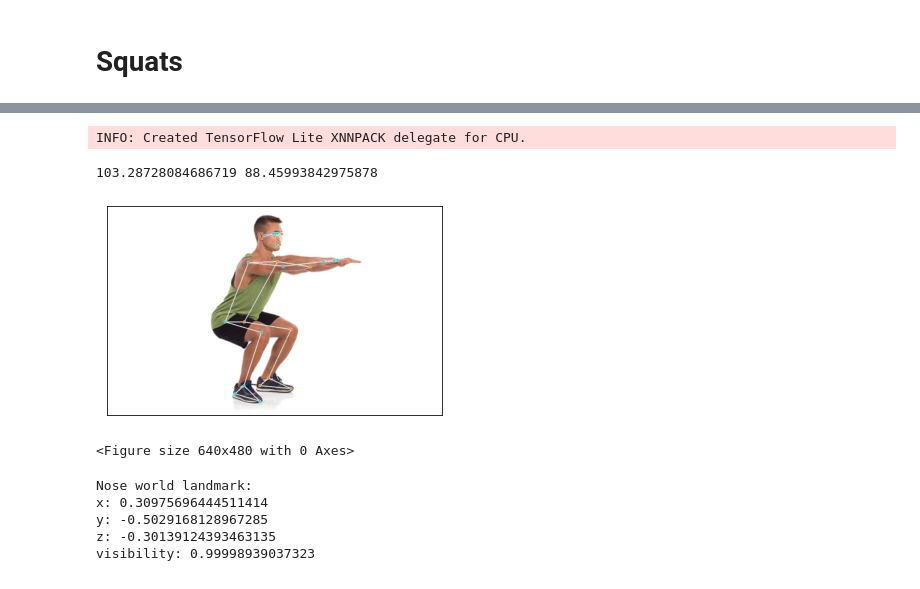
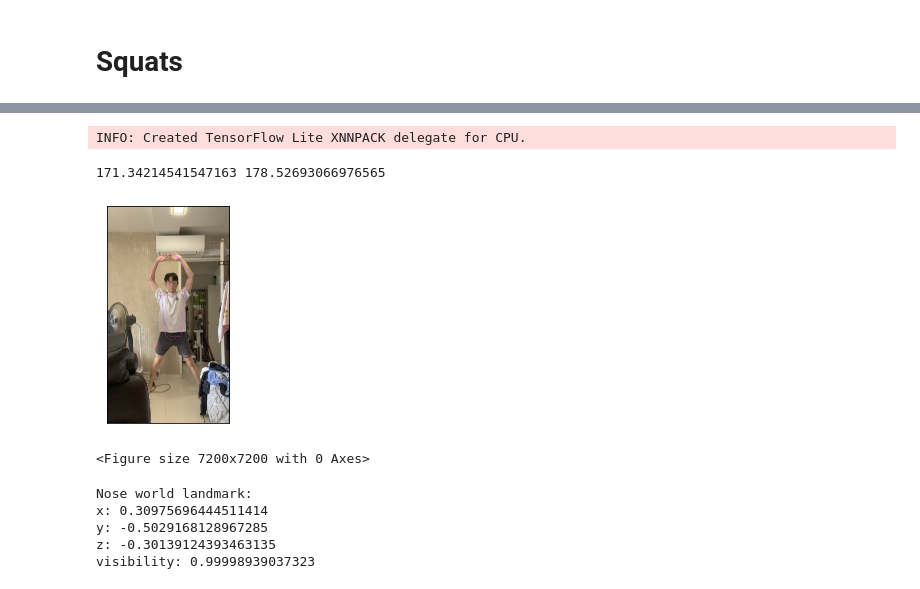
Before and after one commit to isaiahwong/cz2006, a Jupyter notebook: pose/notebook/exercise.ipynb, the cells around one changed output, grey strips where cells are left out. Saved outputs shown, nothing was run; the diff lists cells and outputs as text; code cells hidden in the pictures.

Commit message:
added graph

```diff
--- a/pose/notebook/exercise.ipynb
+++ b/pose/notebook/exercise.ipynb
@@ -10,14 +10,14 @@ mp_drawing = mp.solutions.drawing_utils
 mp_pose = mp.solutions.pose
 mp_drawing_styles = mp.solutions.drawing_styles
 # %%
-DESIRED_HEIGHT = 480
-DESIRED_WIDTH = 480
+DESIRED_HEIGHT = 728
+DESIRED_WIDTH = 1296
 
 def resize_and_show(img):
     img = cv2.cvtColor(img, cv2.COLOR_BGR2RGB) #Converts from one colour space to the other
     plt.imshow(img)
     plt.xticks([]), plt.yticks([])  # Hides the graph ticks and x / y axis
-    plt.figure(figsize=(8, 6), dpi=80)
+    plt.figure(figsize=(24, 24), dpi=300)
     plt.show()
 
 def calculate_angle(a,b,c):
@@ -37,40 +35,45 @@ squat_img = cv2.imread("assets/squat.png")
 # %% [markdown]
 <img src="https://i.imgur.com/3j8BPdc.png" style="height:300px" >
 # %%
+squat_img = cv2.imread("assets/push-up.jpg")
 with mp_pose.Pose(static_image_mode=True, min_detection_confidence=0.5, model_complexity=2) as pose:
     # Convert the BGR image to RGB and process it with MediaPipe Pose.
     results = pose.process(cv2.cvtColor(squat_img, cv2.COLOR_BGR2RGB))
 
     # Print nose landmark.
-    image_hight, image_width, _ = squat_img.shape
+    image_height, image_width, _ = squat_img.shape
 
     annotated_image = squat_img.copy()
     mp_drawing.draw_landmarks(
         annotated_image,
         results.pose_landmarks,
         mp_pose.POSE_CONNECTIONS,
-        landmark_drawing_spec=mp_drawing_styles.get_default_pose_landmarks_style())
+         mp_drawing.DrawingSpec(
+                                      color=(245, 117, 66), thickness=4, circle_radius=2),
+                                  mp_drawing.DrawingSpec(
+                                      color=(245, 66, 230), thickness=4, circle_radius=2)
+                                  )
 
     landmarks = results.pose_landmarks.landmark
     right_hip = [landmarks[mp_pose.PoseLandmark.RIGHT_HIP.value].x,landmarks[mp_pose.PoseLandmark.RIGHT_HIP.value].y]
     right_knee = [landmarks[mp_pose.PoseLandmark.RIGHT_KNEE.value].x,landmarks[mp_pose.PoseLandmark.RIGHT_KNEE.value].y]
     right_ankle = [landmarks[mp_pose.PoseLandmark.RIGHT_ANKLE.value].x,landmarks[mp_pose.PoseLandmark.RIGHT_ANKLE.value].y]
 
     left_hip = [landmarks[mp_pose.PoseLandmark.LEFT_HIP.value].x,landmarks[mp_pose.PoseLandmark.LEFT_HIP.value].y]
     left_knee = [landmarks[mp_pose.PoseLandmark.LEFT_KNEE.value].x,landmarks[mp_pose.PoseLandmark.LEFT_KNEE.value].y]
     left_ankle = [landmarks[mp_pose.PoseLandmark.LEFT_ANKLE.value].x,landmarks[mp_pose.PoseLandmark.LEFT_ANKLE.value].y]
 
 
     right_angle = calculate_angle(right_hip, right_knee, right_ankle)
     left_angle = calculate_angle(left_hip, left_knee, left_ankle)
-
+    cv2.imwrite('assets/annotated-push.jpg', annotated_image)
     print(right_angle, left_angle)
     resize_and_show(annotated_image)
 # %% [output]
 INFO: Created TensorFlow Lite XNNPACK delegate for CPU.
-103.28728084686719 88.45993842975878
+171.34214541547163 178.52693066976565
-[figure, old version]
+[figure, new version]
-<Figure size 640x480 with 0 Axes>
+<Figure size 7200x7200 with 0 Axes>
 # %%
 with mp_pose.Pose(
     static_image_mode=True, min_detection_confidence=0.5, model_complexity=2) as pose:
```
Also changed, not shown: parts of 10 cells of this notebook, 23 other files.
